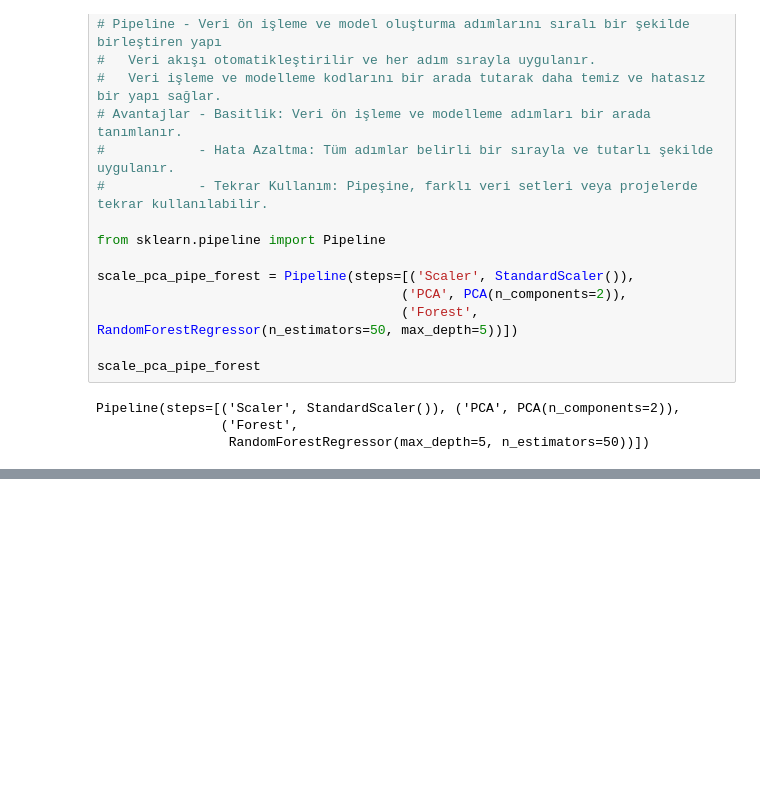
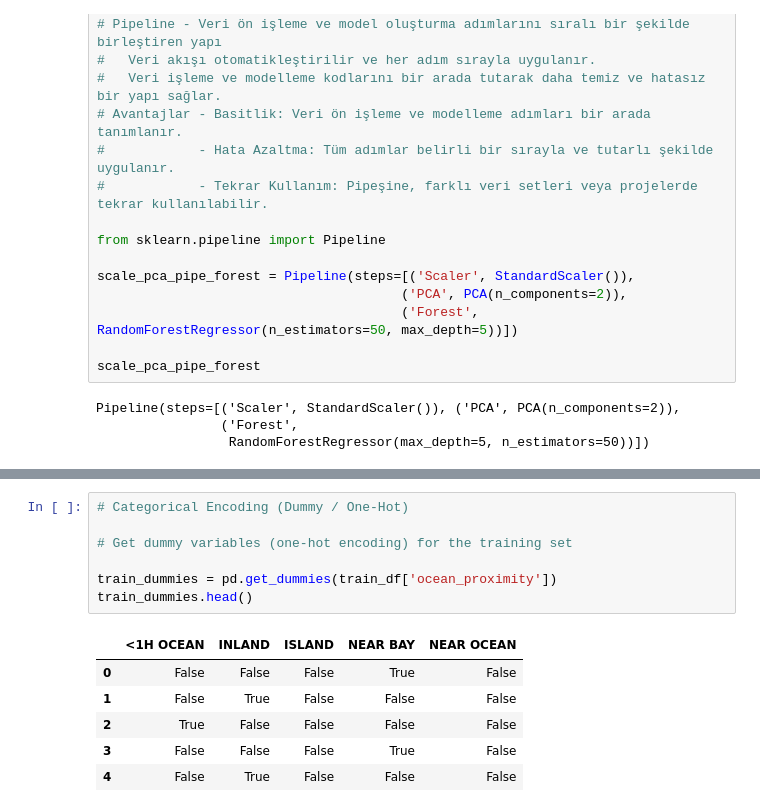
Before and after one commit to sudeozkanoglu/machineLearningPractising, a Jupyter notebook: Untitled.ipynb, the cells around one changed output, grey strips where cells are left out. Drawn from its saved outputs; the diff is of its cells as text; blank space fills up the shorter version.

```diff
--- a/Untitled.ipynb
+++ b/Untitled.ipynb
@@ -336,0 +337,14 @@ mean_absolute_error(y_test, minMaxScaler_pca_pipe_forest_test_predictions)
+# %%
+# Categorical Encoding (Dummy / One-Hot)
+
+# Get dummy variables (one-hot encoding) for the training set
+
+train_dummies = pd.get_dummies(train_df['ocean_proximity'])
+train_dummies.head()
+# %% [output]
+|  | <1H OCEAN | INLAND | ISLAND | NEAR BAY | NEAR OCEAN |
+| 0 | False | False | False | True | False |
+| 1 | False | True | False | False | False |
+| 2 | True | False | False | False | False |
+| 3 | False | False | False | True | False |
+| 4 | False | True | False | False | False |
```
Also changed, not shown: parts of 11 cells of this notebook.
